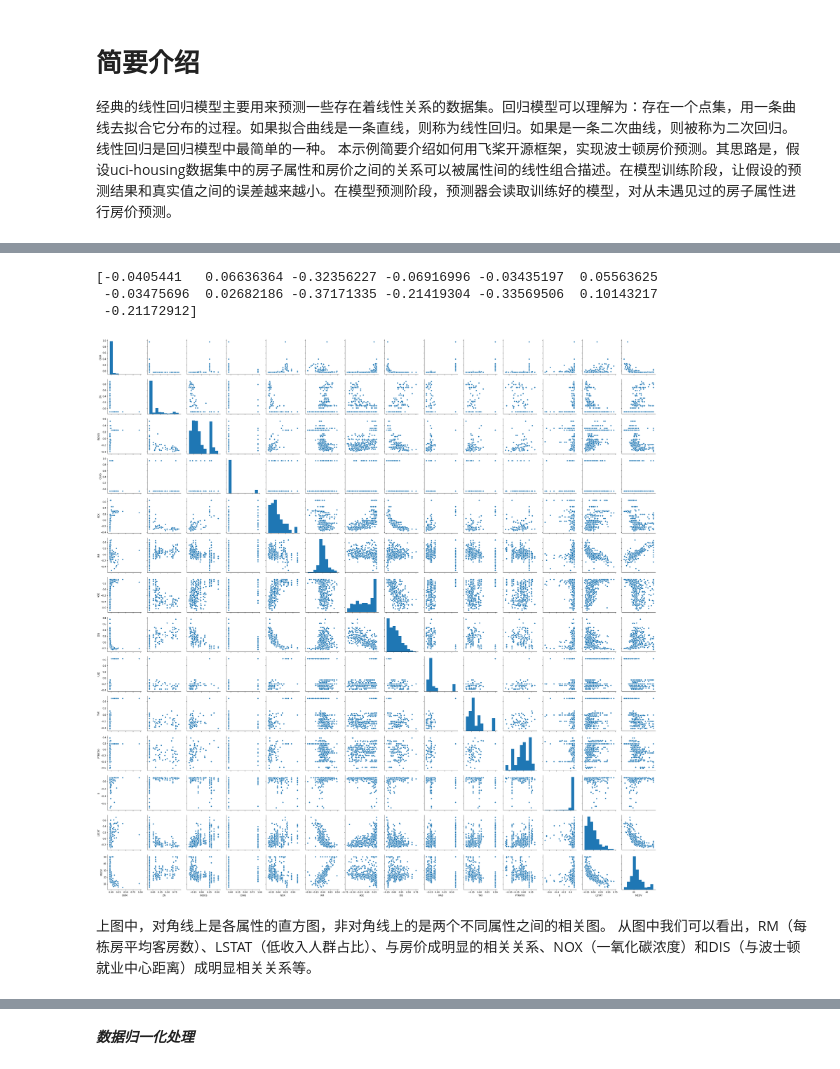
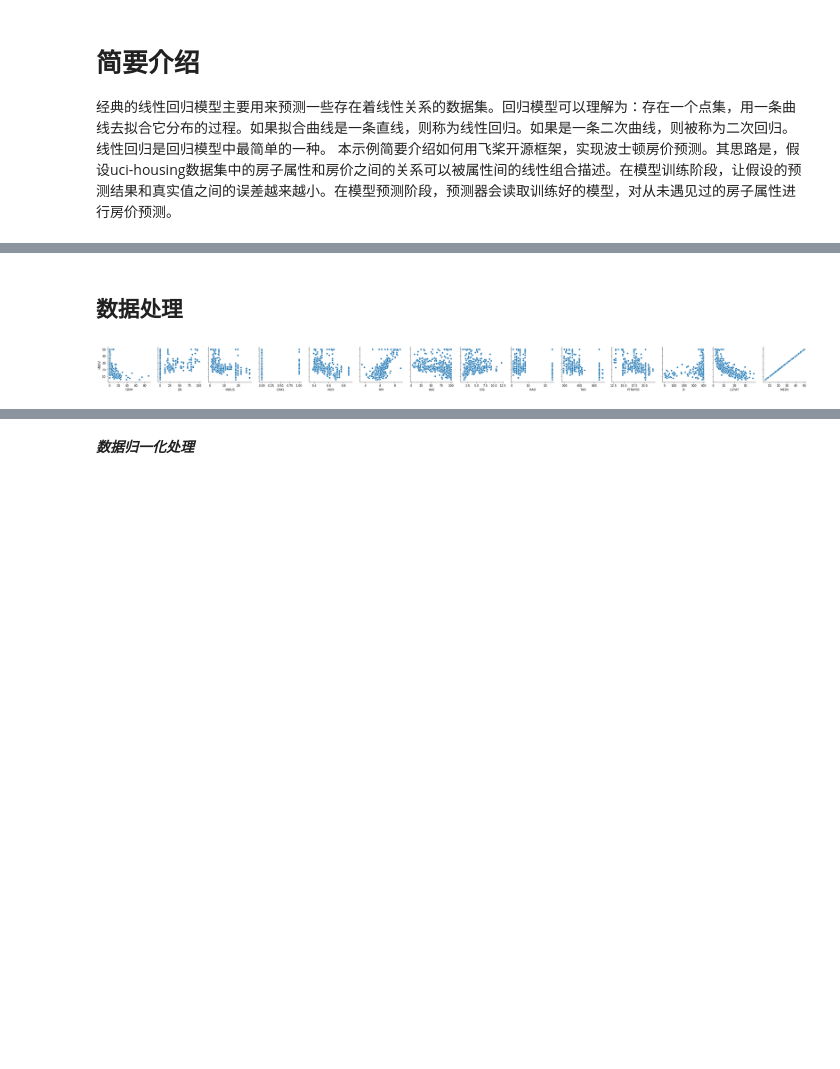
Before and after one commit to PaddlePaddle/book, a Jupyter notebook: paddle2.0_docs/linear_regression/linear_regression.ipynb, the cells around one changed output, grey strips where cells are left out. Drawn from its saved outputs; the diff is of its cells as text; code cells hidden in the pictures; blank space fills up the shorter version.

```diff
--- a/paddle2.0_docs/linear_regression/linear_regression.ipynb
+++ b/paddle2.0_docs/linear_regression/linear_regression.ipynb
@@ -30,0 +32,2 @@ paddle.__version__
+# %% [markdown]
+## 数据处理
@@ -31,31 +37,23 @@ paddle.__version__
+# %%
+# 从文件导入数据
+datafile = './housing.data'
+housing_data = np.fromfile(datafile, sep=' ')
+
+feature_names = ['CRIM', 'ZN', 'INDUS', 'CHAS', 'NOX', 'RM', 'AGE','DIS', 'RAD', 'TAX', 'PTRATIO', 'B', 'LSTAT', 'MEDV']
+feature_num = len(feature_names)
+# 将原始数据进行Reshape，变成[N, 14]这样的形状
+housing_data = housing_data.reshape([housing_data.shape[0] // feature_num, feature_num])
 # %%
-import matplotlib.pyplot as plt
-import matplotlib
-
-train_data=paddle.dataset.uci_housing.train()
-sample_data=next(train_data())
-print(sample_data[0])
-
 # 画图看特征间的关系,主要是变量两两之间的关系（线性或非线性，有无明显较为相关关系）
-feature_names = ['CRIM', 'ZN', 'INDUS', 'CHAS', 'NOX', 'RM', 'AGE','DIS', 'RAD', 'TAX', 'PTRATIO', 'B', 'LSTAT', 'MEDV']
-feature_num = len(feature_names)
-features_np=np.array([x[0] for x in train_data()],np.float32)
-labels_np=np.array([x[1] for x in train_data()],np.float32)
-data_np=np.c_[features_np,labels_np]
-df=pd.DataFrame(data_np,columns=feature_names)
-
+features_np = np.array([x[:13] for x in housing_data],np.float32)
+labels_np = np.array([x[-1] for x in housing_data],np.float32)
+data_np = np.c_[features_np,labels_np]
+df = pd.DataFrame(data_np,columns=feature_names)
 matplotlib.use('TkAgg')
 %matplotlib inline
-sns.pairplot(df.dropna())
-
+sns.pairplot(df.dropna(),y_vars=feature_names[-1],x_vars=feature_names[:])
 plt.show()
 # %% [output]
-[-0.0405441   0.06636364 -0.32356227 -0.06916996 -0.03435197  0.05563625
- -0.03475696  0.02682186 -0.37171335 -0.21419304 -0.33569506  0.10143217
- -0.21172912]
-[figure, old version]
+[figure, new version]
-# %% [markdown]
-上图中，对角线上是各属性的直方图，非对角线上的是两个不同属性之间的相关图。
-从图中我们可以看出，RM（每栋房平均客房数）、LSTAT（低收入人群占比）、与房价成明显的相关关系、NOX（一氧化碳浓度）和DIS（与波士顿就业中心距离）成明显相关关系等。
 # %%
 # 相关性分析
```
Also changed, not shown: parts of 33 cells of this notebook.
